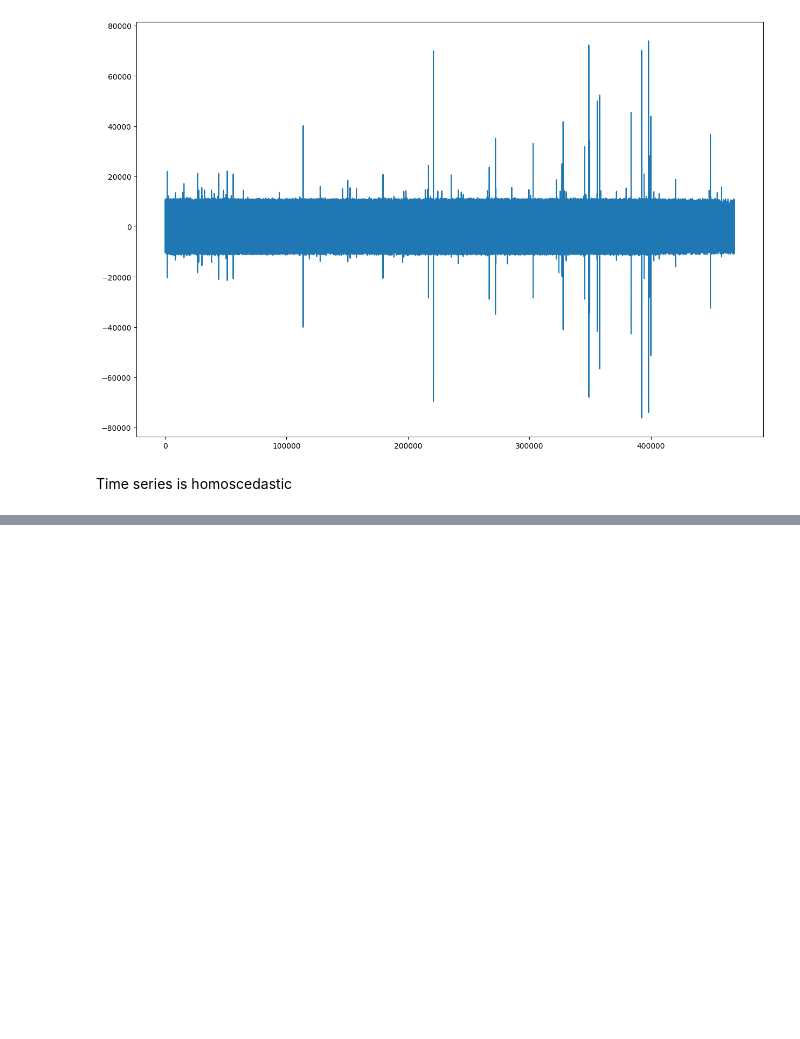
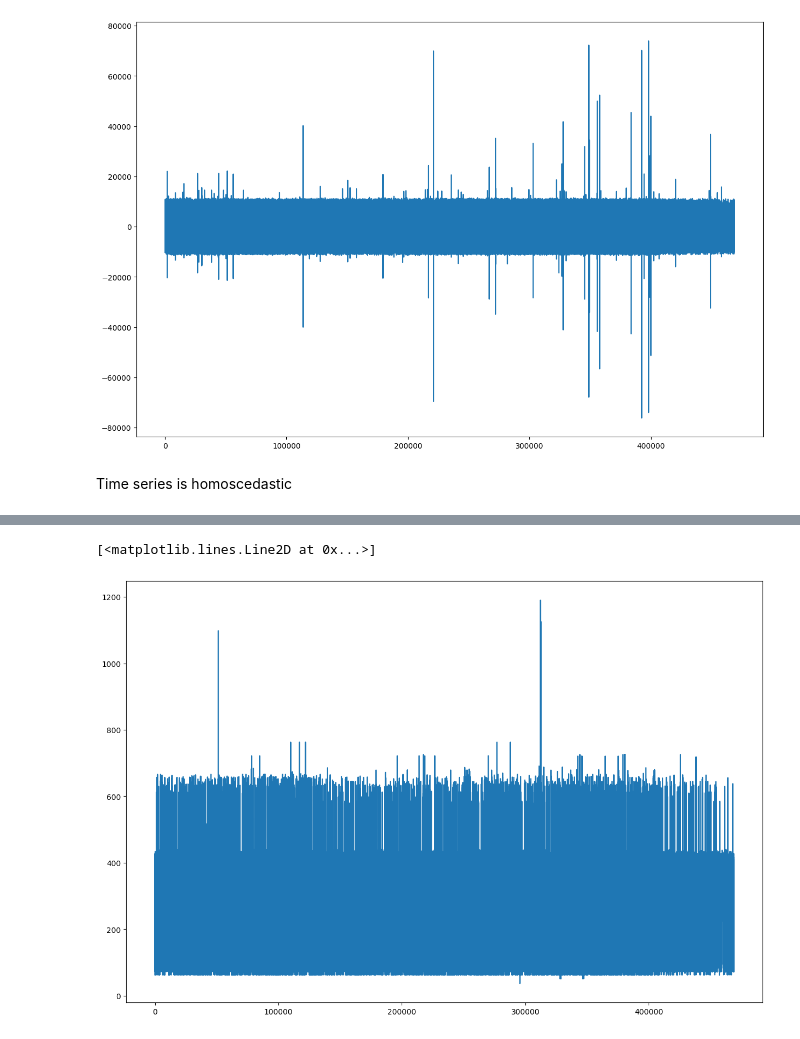
Before and after one commit to SpaceXAlphaBravoCharlie/Diplomski, a Jupyter notebook: Diplomski.ipynb, the cells around one changed output, grey strips where cells are left out. Drawn from its saved outputs; the diff is of its cells as text; code cells hidden in the pictures; blank space fills up the shorter version.

```diff
--- a/Diplomski.ipynb
+++ b/Diplomski.ipynb
@@ -1060,0 +1107,6 @@ Time series is homoscedastic
+# %%
+figure(figsize=(15, 10))
+plt.plot(logs_df["received_bytes"])
+# %% [output]
+[<matplotlib.lines.Line2D at 0x...>]
+[figure, added]
```
Also changed, not shown: parts of 16 cells of this notebook.
